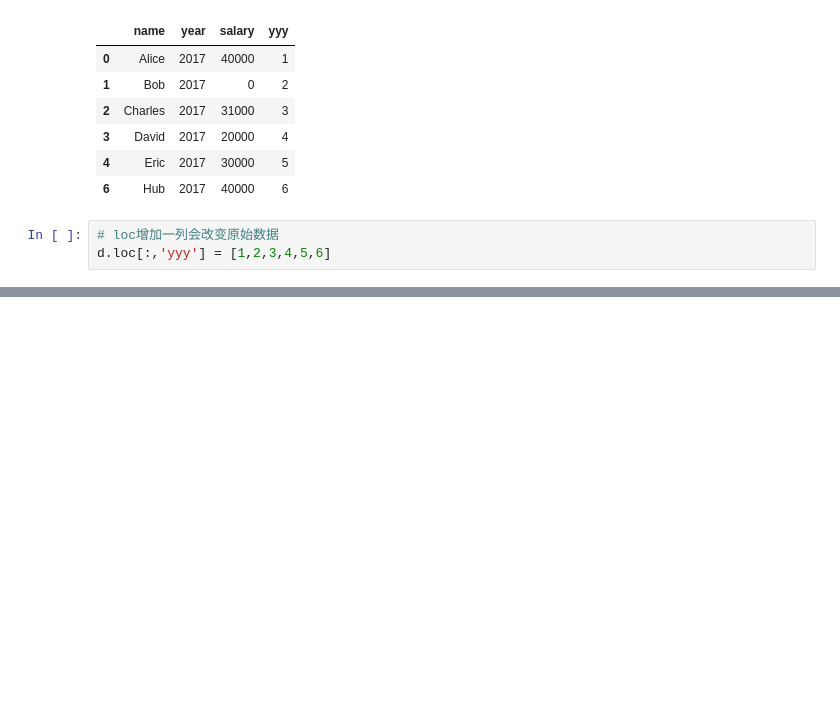
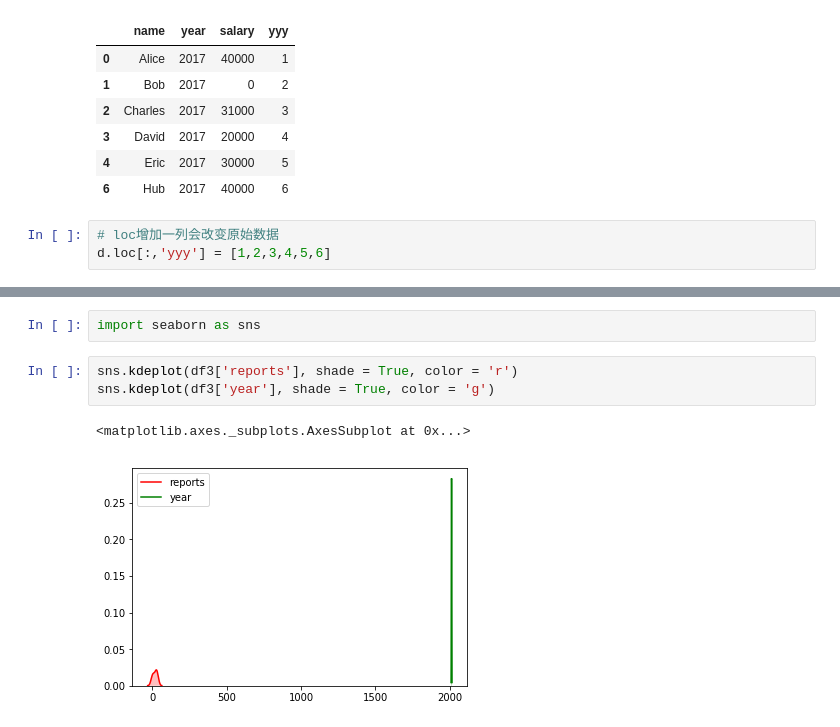
Before and after one commit to wmathor/MachineLearning-competition, a Jupyter notebook: BaseCode/Pandas_CheatSheet.ipynb, the cells around one changed output, grey strips where cells are left out. Cells and saved outputs as stored; diff of their text form; blank space fills up the shorter version.

```diff
--- a/BaseCode/Pandas_CheatSheet.ipynb
+++ b/BaseCode/Pandas_CheatSheet.ipynb
@@ -195,0 +238,8 @@ d.loc[:,'yyy'] = [1,2,3,4,5,6]
+# %%
+import seaborn as sns
+# %%
+sns.kdeplot(df3['reports'], shade = True, color = 'r')
+sns.kdeplot(df3['year'], shade = True, color = 'g')
+# %% [output]
+<matplotlib.axes._subplots.AxesSubplot at 0x...>
+[figure, added]
```
Also changed, not shown: parts of 19 cells of this notebook, 1 other file.
